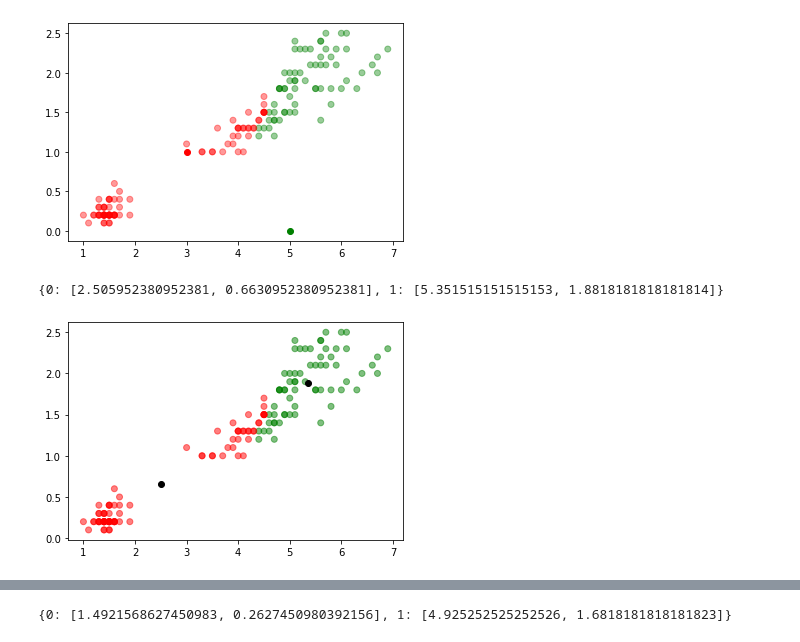
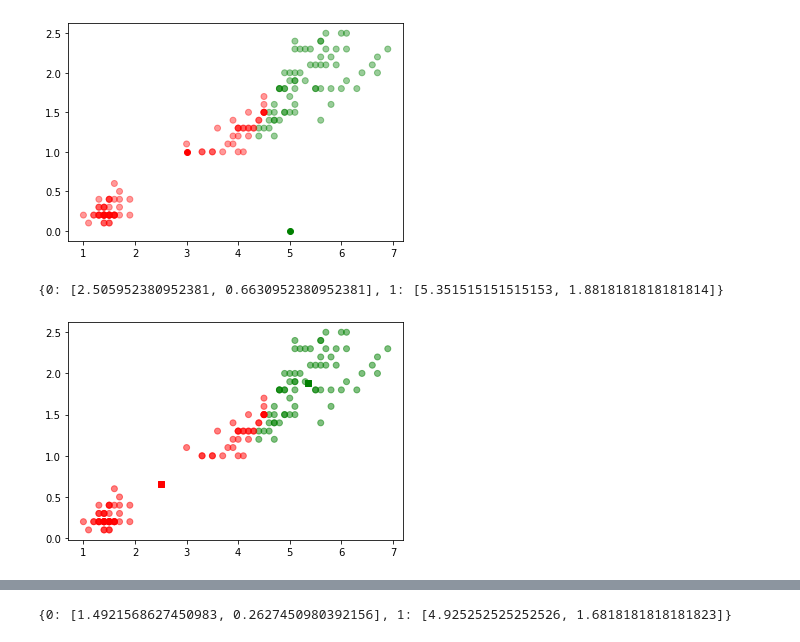
Before and after one commit to Nancy-tayal/internity_python, a Jupyter notebook: Day20.ipynb, the cells around one changed output, grey strips where cells are left out. Saved outputs shown, nothing was run; the diff lists cells and outputs as text; code cells hidden in the pictures.

```diff
--- a/Day20.ipynb
+++ b/Day20.ipynb
@@ -147,21 +149,21 @@ for i in centroids.keys():
 # %%
 #updating the centroids
 import copy
 def update(centroids):
     for i in centroids.keys():
         centroids[i][0] = np.mean(df[df['closest']==i]['x'])
         centroids[i][1] = np.mean(df[df['closest']==i]['y'])
     return centroids
 centroids = update(centroids)
 print(centroids)
 fig = plt.Figure(figsize=(5,5))
 ax = plt.axes()
 plt.scatter(df['x'],df['y'], color=df['color'], alpha = 0.5)
 for i in centroids.keys():
-    plt.scatter(*centroids[i], color='k')
+    plt.scatter(*centroids[i], color=colmap[i], marker='s')
 # %% [output]
 {0: [2.505952380952381, 0.6630952380952381], 1: [5.351515151515153, 1.8818181818181814]}
-[figure, old version]
+[figure, new version]
 # %%
 df = cluster(df, centroids)
 print(centroids)
```
Also changed, not shown: parts of 12 cells of this notebook.
